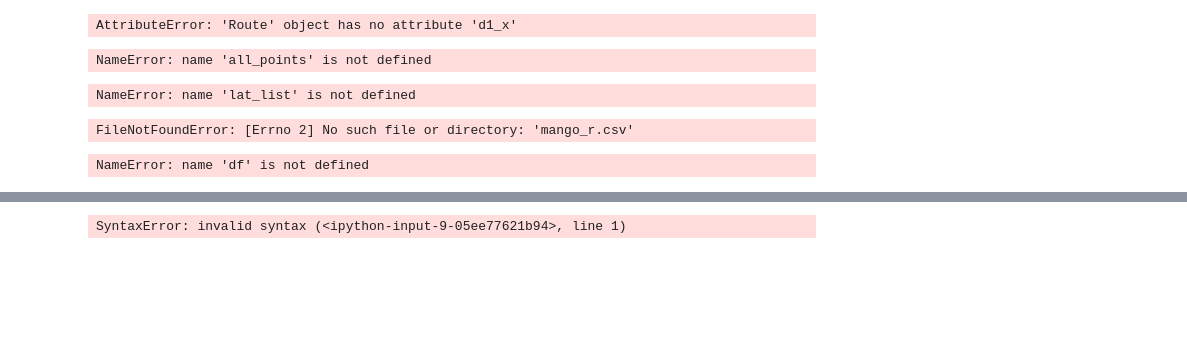
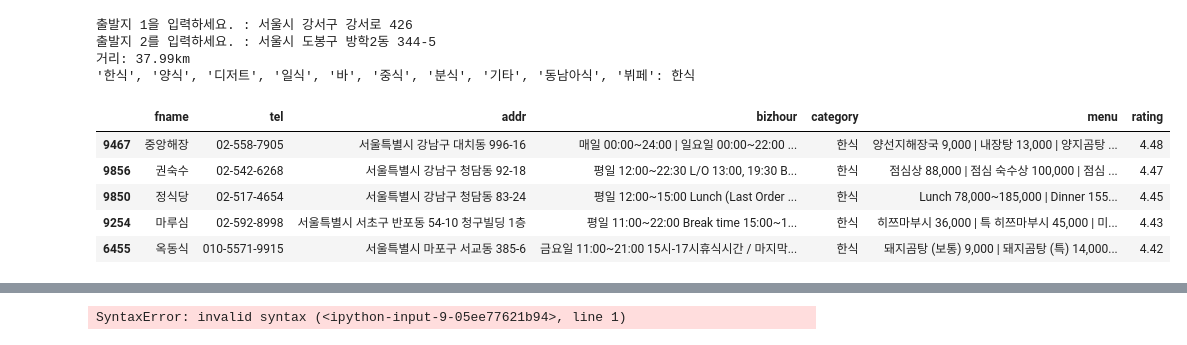
Before and after one commit to jungryo/dss_prjt_crawling, a Jupyter notebook: recommend.ipynb, the cells around one changed output, grey strips where cells are left out. Cells and saved outputs as stored; diff of their text form; code cells hidden in the pictures; blank space fills up the shorter version.

```diff
--- a/recommend.ipynb
+++ b/recommend.ipynb
@@ -16,12 +7,11 @@ naver_KEY_ID = 'nWxD0TpBM0o2UmWor2YT'
 naver_KEY_secret = 'yNSdVVOHuN'
 # %%
 class Route:
-    def __init__(self, headers={"X-NCP-APIGW-API-KEY-ID": naver_KEY_ID,
-           "X-NCP-APIGW-API-KEY": naver_KEY_secret}):
+    def __init__(self, headers={"X-NCP-APIGW-API-KEY-ID": "",
+           "X-NCP-APIGW-API-KEY": ""}):
         self.headers = headers
 
     # 각 출발지 -> 위경도 변환
-
     def addr_to_xy(self):
         # 주소값 입력
         self.d1_name = input("출발지 1을 입력하세요. : ")
@@ -36,7 +26,7 @@ class Route:
         self.d1_x = self.response1.json()["addresses"][0]["x"]
         self.d1_y = self.response1.json()["addresses"][0]["y"]
         self.d2_x = self.response2.json()["addresses"][0]["x"]
-        self.d2_y = self.response2.json()["addresses"][0]["y"]
+        self.d2_y =  self.response2.json()["addresses"][0]["y"]
         return self.d1_x, self.d1_y, self.d2_x, self.d2_y
 
     # 출발지간 위경도 -> 경로값 변환
@@ -54,7 +44,7 @@ class Route:
     # 출발지간 대중교통 경로
     def trans_path(self, path_type=0):
         self.path_type = path_type
-        self.key = 'ODSAY KEY'
+        self.key = ''
         self.url = 'https://api.odsay.com/v1/api/searchPubTransPathT'
         self.params = {'apiKey' : self.key,
                   'SX' : self.d1_x,
@@ -80,3 +70,29 @@ class Route:
             self.meet_point = self.stop_lat_lng[len(self.stop_lat_lng)//2-3:len(self.stop_lat_lng)//2+3]
         print('거리: {}km'.format(self.distance))
         return self.meet_point, self.stop_lat_lng
+
+    def busmetro(*args):
+        rte = Route()
+        d1_x, d1_y, d2_x, d2_y = rte.addr_to_xy()
+        # 대중교통 이동
+        meet_points, all_points = rte.trans_path()
+        # 경로내 위, 경도 최대 최소값 구하기
+        lat_list = [point[0] for point in all_points]
+        lng_list = [point[1] for point in all_points]
+        min(lat_list), max(lat_list), min(lng_list), max(lng_list)
+        import pandas as pd
+        df = pd.read_csv('df.csv')
+        df['latlng'] = df.apply(lambda x:(x['lat'], x['lng']), axis=1)
+        # 경로 square 내 맛집 추출
+        direction_square = df[(df['lat']<=max(lat_list)) & (df['lat']>=min(lat_list)) & (df['lng']>=min(lng_list)) & (df['lng']<=max(lng_list))]
+        # square 내 경로 1km 이내 맛집 추출
+        matzip=pd.DataFrame()
+        for lat_lng in direction_square['latlng']:
+            for point in meet_points:
+                dis = distance.distance(point, lat_lng).km
+                if dis <= 1:
+                    df_1 = direction_square[direction_square['latlng'] == lat_lng]
+                    matzip = matzip.append(df_1).reset_index(drop=True)
+        cd = df.category == input("'한식', '양식', '디저트', '일식', '바', '중식', '분식', '기타', '동남아식', '뷔페': ")
+        df = df[cd].sort_values(by='rating', ascending=False).head()
+        return df[['fname', 'tel', 'addr', 'bizhour', 'category', 'menu', 'rating']]
@@ -92,28 +99,16 @@ KeyError: 'addresses'
-# %%
-# 대중교통 이동
-meet_points, all_points = rte.trans_path()
-# %% [output]
-AttributeError: 'Route' object has no attribute 'd1_x'
-# %%
-# 경로내 위, 경도 최대 최소값 구하기
-lat_list = [point[0] for point in all_points]
-lng_list = [point[1] for point in all_points]
-# %% [output]
-NameError: name 'all_points' is not defined
-# %%
-min(lat_list), max(lat_list), min(lng_list), max(lng_list)
-# %% [output]
-NameError: name 'lat_list' is not defined
-# %%
-df = pd.read_csv('mango_r.csv')
-df.info()
-# %% [output]
-FileNotFoundError: [Errno 2] No such file or directory: 'mango_r.csv'
-# %%
-df['latlng'] = df.apply(lambda x:(x['lat'], x['lng']), axis=1)
-df.tail()
-# %% [output]
-NameError: name 'df' is not defined
+# %%
+Route.busmetro()
+# %% [output]
+출발지 1을 입력하세요. : 서울시 강서구 강서로 426
+출발지 2를 입력하세요. : 서울시 도봉구 방학2동 344-5
+거리: 37.99km
+'한식', '양식', '디저트', '일식', '바', '중식', '분식', '기타', '동남아식', '뷔페': 한식
+|  | fname | tel | addr | bizhour | category | menu | rating |
+| 9467 | 중앙해장 | 02-558-7905 | 서울특별시 강남구 대치동 996-16 | 매일 00:00~24:00 | 일요일 00:00~22:00 ... | 한식 | 양선지해장국 9,000 | 내장탕 13,000 | 양지곰탕 ... | 4.48 |
+| 9856 | 권숙수 | 02-542-6268 | 서울특별시 강남구 청담동 92-18 | 평일 12:00~22:30 L/O 13:00, 19:30 B... | 한식 | 점심상 88,000 | 점심 숙수상 100,000 | 점심 ... | 4.47 |
+| 9850 | 정식당 | 02-517-4654 | 서울특별시 강남구 청담동 83-24 | 평일 12:00~15:00 Lunch (Last Order ... | 한식 | Lunch 78,000~185,000 | Dinner 155... | 4.45 |
+| 9254 | 마루심 | 02-592-8998 | 서울특별시 서초구 반포동 54-10 청구빌딩 1층 | 평일 11:00~22:00 Break time 15:00~1... | 한식 | 히쯔마부시 36,000 | 특 히쯔마부시 45,000 | 미... | 4.43 |
+| 6455 | 옥동식 | 010-5571-9915 | 서울특별시 마포구 서교동 385-6 | 금요일 11:00~21:00 15시-17시휴식시간 / 마지막... | 한식 | 돼지곰탕 (보통) 9,000 | 돼지곰탕 (특) 14,000... | 4.42 |
 # %%
 # 경로 square 내 맛집 추출
 direction_square = df[(df['lat']<=max(lat_list)) & (df['lat']>=min(lat_list)) & (df['lng']>=min(lng_list)) & (df['lng']<=max(lng_list))]
```
Also changed, not shown: parts of 7 cells of this notebook, 26 other files.
